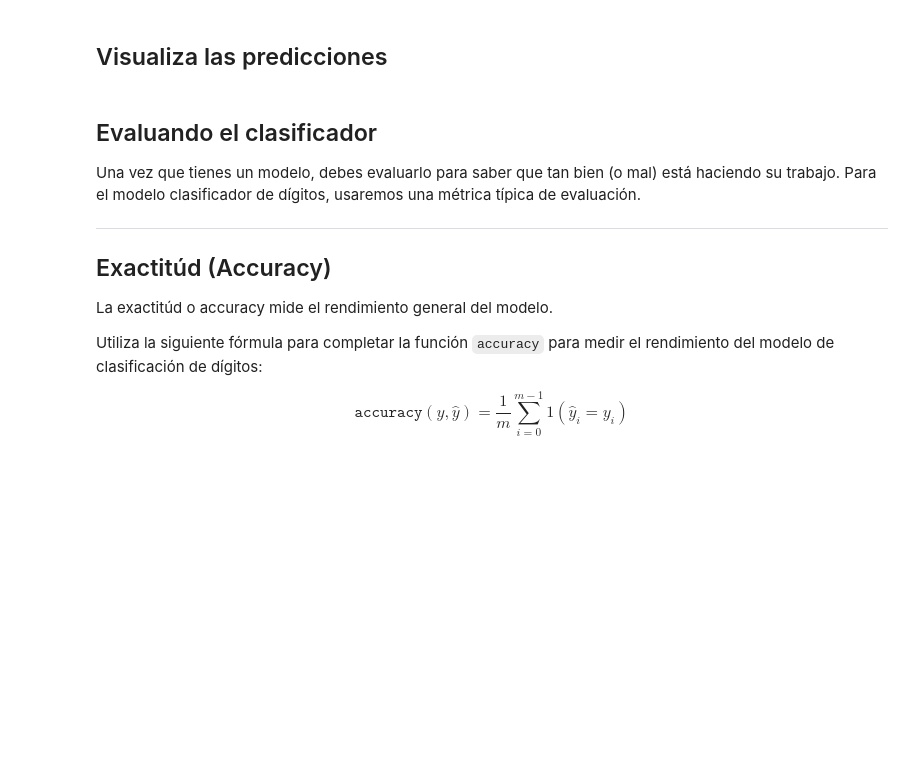
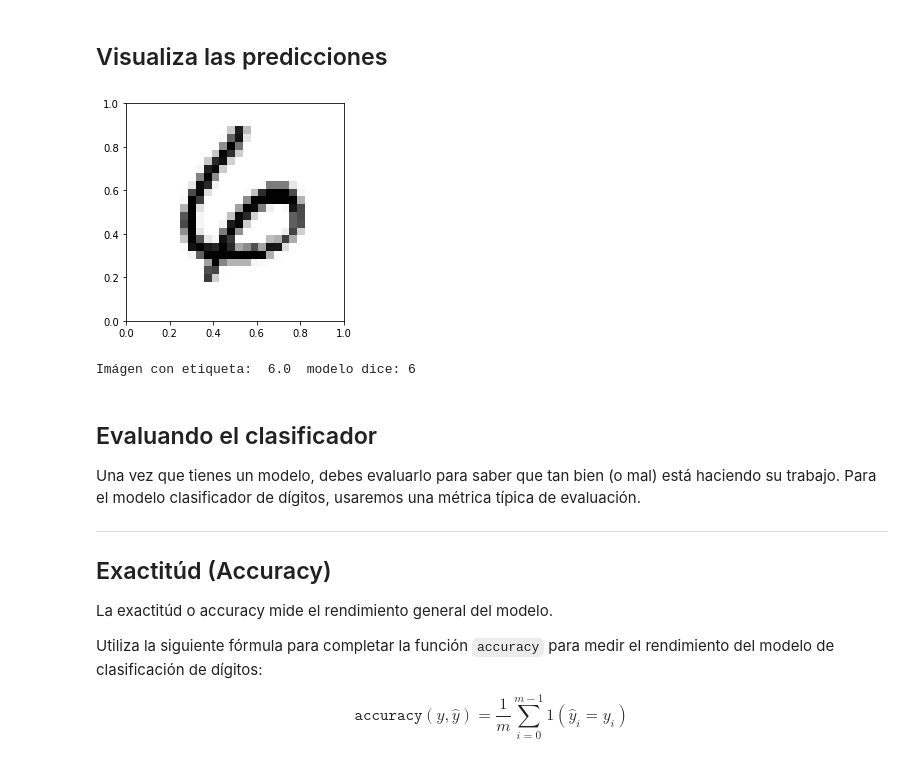
Before and after one commit to jorgeprs/Numpy_p1, a Jupyter notebook: Tema_1_Introduccion/practices/Practica_Num_Py.ipynb, the cells around one changed output. Drawn from its saved outputs; the diff is of its cells as text; code cells hidden in the pictures; blank space fills up the shorter version.

```diff
--- a/Tema_1_Introduccion/practices/Practica_Num_Py.ipynb
+++ b/Tema_1_Introduccion/practices/Practica_Num_Py.ipynb
@@ -129,8 +145,7 @@ def class_means(X, y):
   means = np.empty((classes, n))
 
   for i in range(classes):
-    means[i,:] = # <completa>
-
+    means[i,:] = X[y==ulabels[i]].mean(axis=0)
   return means
 # %%
 class_representatives = class_means(X, y)
@@ -198,7 +230,8 @@ def closest_point(X, representatives):
   # El indice de la mejor distancia
   best = np.zeros((X.shape[0]), dtype=np.int8)
 
-  # <rellena>
+  centroid = np.reshape(representatives, (classes,1,n))
+  best =np.argmin(np.sqrt(np.sum((X-centroid)**2, axis=2)),axis=0)
 
   return best
 # %%
@@ -209,13 +242,15 @@ assert y_pred.shape == (20000,) or y_pred.shape == (20000), "Error en las dimens
 ## Visualiza las predicciones
 # %%
 #intenta cambiar el valor de i
-i = 1
-
+i = 8000
 example = X[i]
 pred_label = y_pred[i]
 true_label = y[i]
 display_example(example)
 print("Imágen con etiqueta: ", true_label, " modelo dice:", pred_label)
+# %% [output]
+[figure, added]
+Imágen con etiqueta:  6.0  modelo dice: 6
 # %% [markdown]
 ## Evaluando el clasificador
 
```
Also changed, not shown: parts of 17 cells of this notebook.
